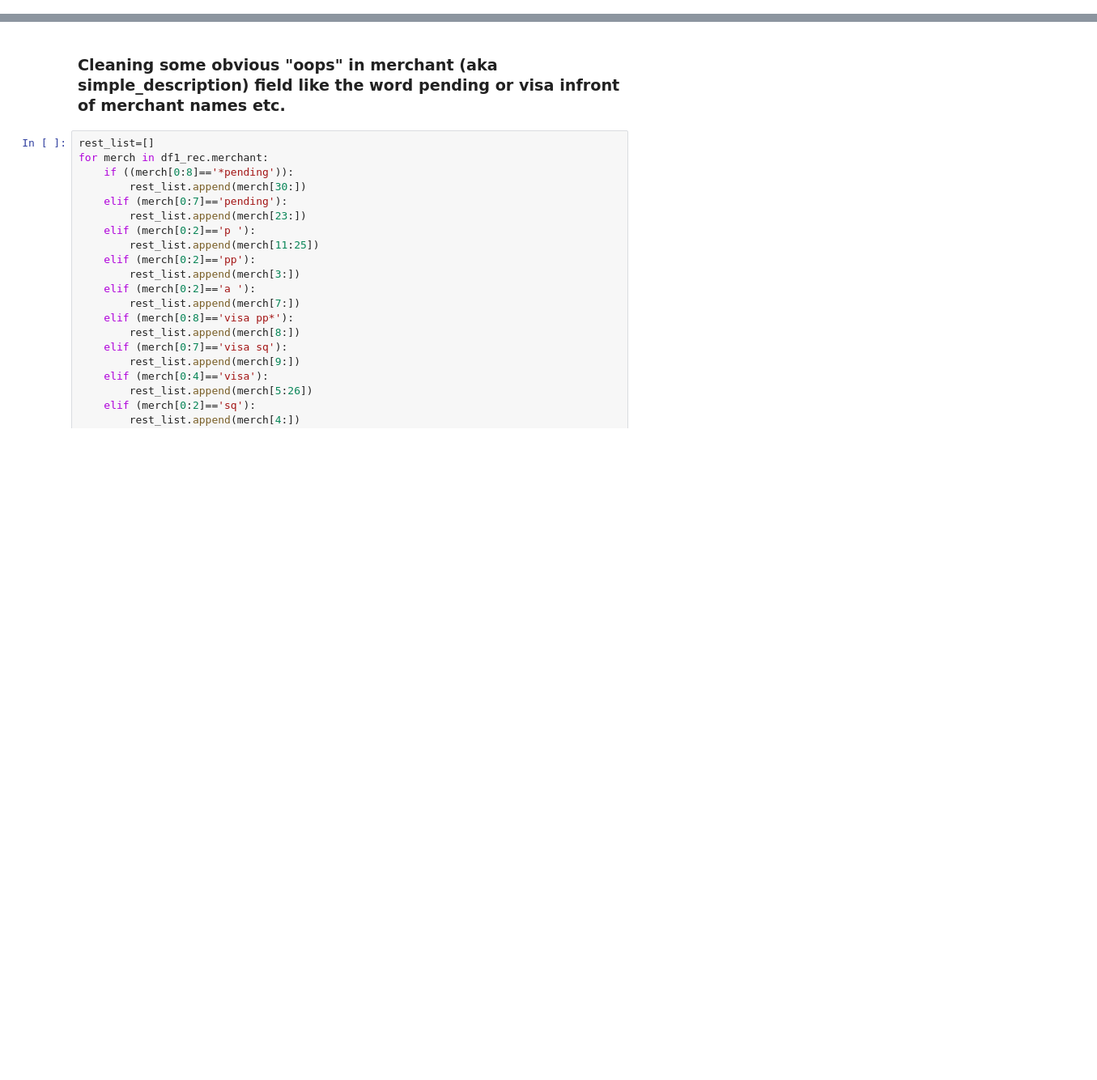
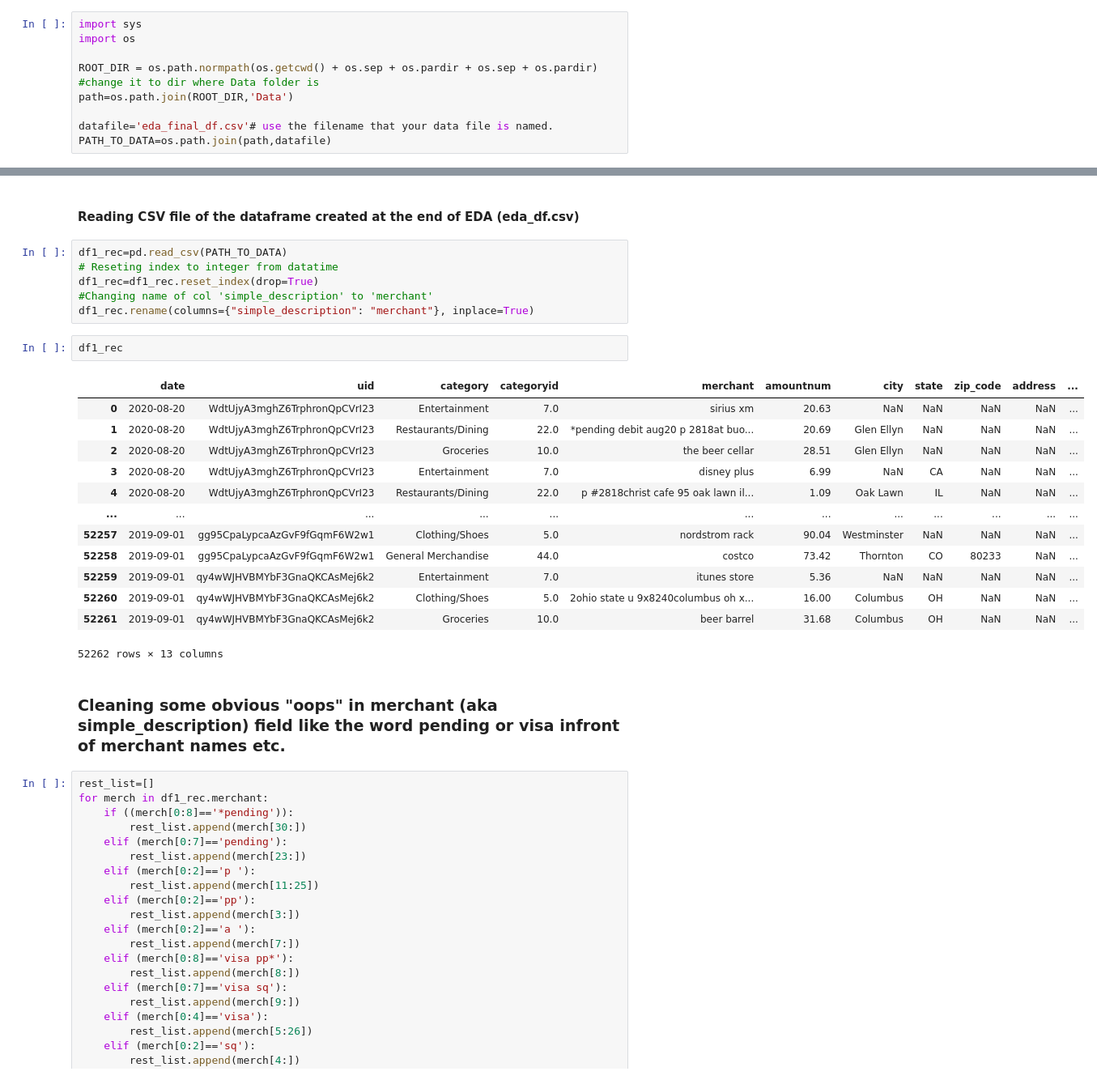
Before and after one commit to fariha23/recommendation_system_creditcard, a Jupyter notebook: notebooks/Recommendation_System_v1/Recommendation_System_v1.ipynb, the cells around one changed output, grey strips where cells are left out. Shown at 81% size. Drawn from its saved outputs; the diff is of its cells as text; blank space fills up the shorter version.

```diff
--- a/notebooks/Recommendation_System_v1/Recommendation_System_v1.ipynb
+++ b/notebooks/Recommendation_System_v1/Recommendation_System_v1.ipynb
@@ -1,2 +1,11 @@
+# %%
+import sys
+import os
+
+ROOT_DIR = os.path.normpath(os.getcwd() + os.sep + os.pardir + os.sep + os.pardir) #change it to dir where Data folder is
+path=os.path.join(ROOT_DIR,'Data')
+
+datafile='eda_final_df.csv'# use the filename that your data file is named.
+PATH_TO_DATA=os.path.join(path,datafile)
 # %%
 import pandas as pd
@@ -33,3 +29,27 @@ df1_rec.rename(columns={"simple_description": "merchant"}, inplace=True) #renami
+# %% [markdown]
+#### Reading CSV file of the dataframe created at the end of EDA (eda_df.csv)
+# %%
+df1_rec=pd.read_csv(PATH_TO_DATA)
+# Reseting index to integer from datatime
+df1_rec=df1_rec.reset_index(drop=True)
+#Changing name of col 'simple_description' to 'merchant'
+df1_rec.rename(columns={"simple_description": "merchant"}, inplace=True)
+# %%
+df1_rec
+# %% [output]
+|  | date | uid | category | categoryid | merchant | amountnum | city | state | zip_code | address | ... |
+| 0 | 2020-08-20 | WdtUjyA3mghZ6TrphronQpCVrI23 | Entertainment | 7.0 | sirius xm | 20.63 | NaN | NaN | NaN | NaN | ... |
+| 1 | 2020-08-20 | WdtUjyA3mghZ6TrphronQpCVrI23 | Restaurants/Dining | 22.0 | *pending debit aug20 p 2818at buo... | 20.69 | Glen Ellyn | NaN | NaN | NaN | ... |
+| 2 | 2020-08-20 | WdtUjyA3mghZ6TrphronQpCVrI23 | Groceries | 10.0 | the beer cellar | 28.51 | Glen Ellyn | NaN | NaN | NaN | ... |
+| 3 | 2020-08-20 | WdtUjyA3mghZ6TrphronQpCVrI23 | Entertainment | 7.0 | disney plus | 6.99 | NaN | CA | NaN | NaN | ... |
+| 4 | 2020-08-20 | WdtUjyA3mghZ6TrphronQpCVrI23 | Restaurants/Dining | 22.0 | p #2818christ cafe 95 oak lawn il... | 1.09 | Oak Lawn | IL | NaN | NaN | ... |
+| ... | ... | ... | ... | ... | ... | ... | ... | ... | ... | ... | ... |
+| 52257 | 2019-09-01 | gg95CpaLypcaAzGvF9fGqmF6W2w1 | Clothing/Shoes | 5.0 | nordstrom rack | 90.04 | Westminster | NaN | NaN | NaN | ... |
+| 52258 | 2019-09-01 | gg95CpaLypcaAzGvF9fGqmF6W2w1 | General Merchandise | 44.0 | costco | 73.42 | Thornton | CO | 80233 | NaN | ... |
+| 52259 | 2019-09-01 | qy4wWJHVBMYbF3GnaQKCAsMej6k2 | Entertainment | 7.0 | itunes store | 5.36 | NaN | NaN | NaN | NaN | ... |
+| 52260 | 2019-09-01 | qy4wWJHVBMYbF3GnaQKCAsMej6k2 | Clothing/Shoes | 5.0 | 2ohio state u 9x8240columbus oh x... | 16.00 | Columbus | OH | NaN | NaN | ... |
+| 52261 | 2019-09-01 | qy4wWJHVBMYbF3GnaQKCAsMej6k2 | Groceries | 10.0 | beer barrel | 31.68 | Columbus | OH | NaN | NaN | ... |
+52262 rows × 13 columns
 # %% [markdown]
 ### Cleaning some obvious "oops" in merchant (aka simple_description) field like the word pending or visa infront of merchant names etc.
 # %%
```
Also changed, not shown: parts of 48 cells of this notebook, 19 other files.
